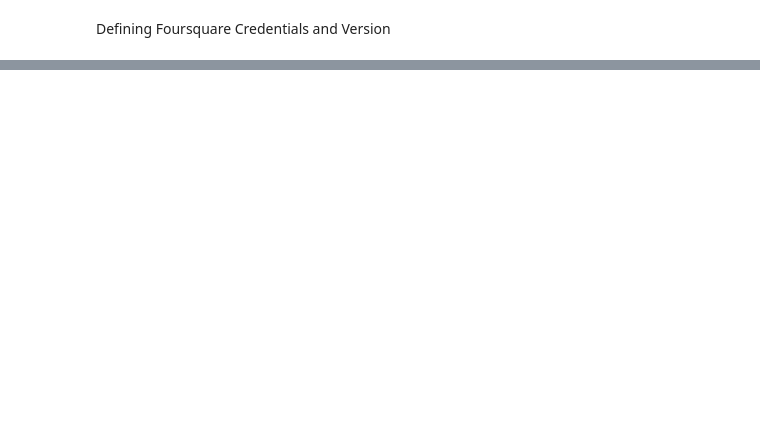
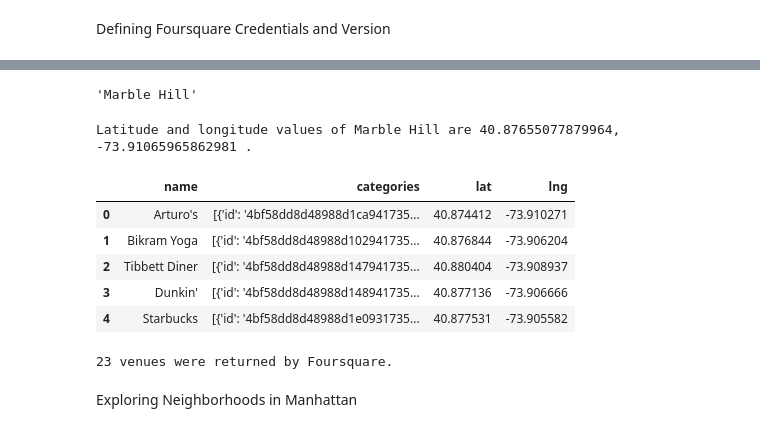
Before and after one commit to ersinkaan/nyc_clustering, a Jupyter notebook: New_York_City_Segmentation_Clustering.ipynb, the cells around one changed output, grey strips where cells are left out. Saved outputs shown, nothing was run; the diff lists cells and outputs as text; code cells hidden in the pictures; blank space fills up the shorter version.

```diff
--- a/New_York_City_Segmentation_Clustering.ipynb
+++ b/New_York_City_Segmentation_Clustering.ipynb
@@ -5069,0 +5071,11 @@ LIMIT = 100
+# %%
+manhattan_data.loc[0,'Neighborhood']
+# %% [output]
+'Marble Hill'
+# %%
+neighborhood_latitude = manhattan_data.loc[0,'Latitude']
+neighborhood_longitude = manhattan_data.loc[0,'Longitude']
+neighborhood_name = manhattan_data.loc[0,'Neighborhood']
+print('Latitude and longitude values of {} are {}, {} . '.format(neighborhood_name,neighborhood_latitude,neighborhood_longitude))
+# %% [output]
+Latitude and longitude values of Marble Hill are 40.87655077879964, -73.91065965862981 .
@@ -5069,0 +5109,23 @@ LIMIT = 100
+# %%
+venues = results['response']['groups'][0]['items']
+
+nearby_venues = json_normalize(venues)
+
+filtered_columns= ['venue.name','venue.categories','venue.location.lat','venue.location.lng']
+nearby_venues = nearby_venues.loc[:,filtered_columns]
+
+nearby_venues.columns = [col.split(".")[-1] for col in nearby_venues.columns]
+nearby_venues.head()
+# %% [output]
+|  | name | categories | lat | lng |
+| 0 | Arturo's | [{'id': '4bf58dd8d48988d1ca941735... | 40.874412 | -73.910271 |
+| 1 | Bikram Yoga | [{'id': '4bf58dd8d48988d102941735... | 40.876844 | -73.906204 |
+| 2 | Tibbett Diner | [{'id': '4bf58dd8d48988d147941735... | 40.880404 | -73.908937 |
+| 3 | Dunkin' | [{'id': '4bf58dd8d48988d148941735... | 40.877136 | -73.906666 |
+| 4 | Starbucks | [{'id': '4bf58dd8d48988d1e0931735... | 40.877531 | -73.905582 |
+# %%
+print('{} venues were returned by Foursquare.'.format(nearby_venues.shape[0]))
+# %% [output]
+23 venues were returned by Foursquare.
+# %% [markdown]
+Exploring Neighborhoods in Manhattan
```
Also changed, not shown: parts of 20 cells of this notebook.
